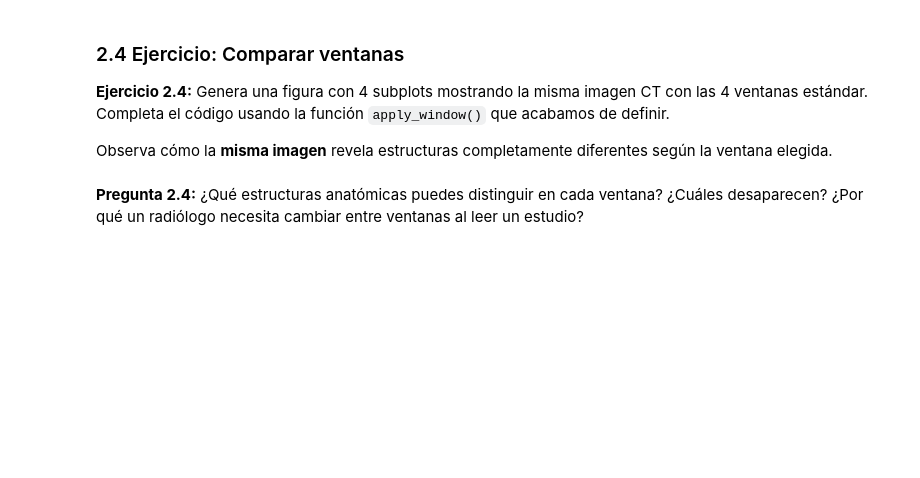
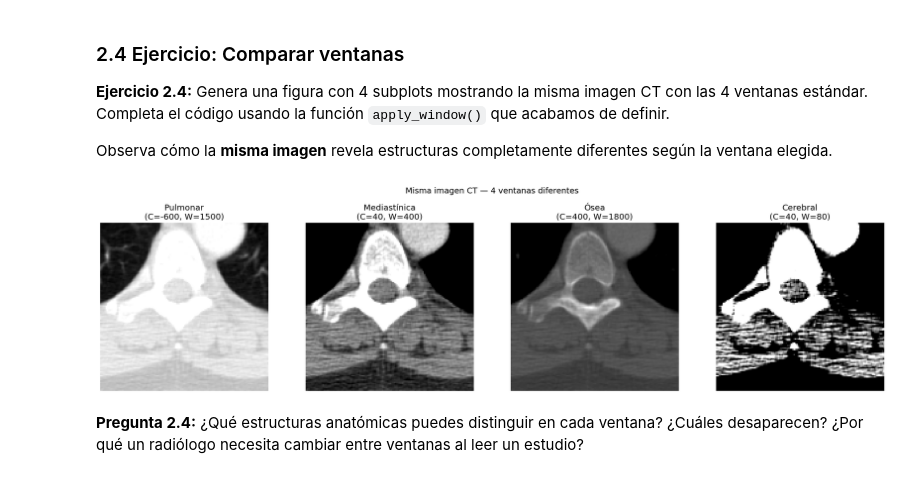
Before and after one commit to Gianca2029/healthdatalab, a Jupyter notebook: labs/lab-5-medical-imaging/notebooks/Lab05_Imagenes_Medicas_DICOM.ipynb, the cells around one changed output. Cells and saved outputs as stored; diff of their text form; code cells hidden in the pictures; blank space fills up the shorter version.

Commit message:
Checkpoint 2: windowing and 3D volume complete

```diff
--- a/labs/lab-5-medical-imaging/notebooks/Lab05_Imagenes_Medicas_DICOM.ipynb
+++ b/labs/lab-5-medical-imaging/notebooks/Lab05_Imagenes_Medicas_DICOM.ipynb
@@ -492,25 +512,29 @@ Observa cómo la **misma imagen** revela estructuras completamente diferentes se
 # %%
 # ── EJERCICIO 2.4: Comparar 4 ventanas ──
 
 windows = {
     "Pulmonar\n(C=-600, W=1500)":     {"center": -600, "width": 1500},
     "Mediastínica\n(C=40, W=400)":     {"center": 40,   "width": 400},
     "Ósea\n(C=400, W=1800)":           {"center": 400,  "width": 1800},
     "Cerebral\n(C=40, W=80)":          {"center": 40,   "width": 80},
 }
 
 fig, axes = plt.subplots(1, 4, figsize=(20, 5))
 
 for ax, (title, params) in zip(axes, windows.items()):
     # TU CÓDIGO AQUÍ: aplica la ventana y muestra la imagen
     # Usa: apply_window(image_hu, params["center"], params["width"])
     # Muestra con: ax.imshow(..., cmap='gray')
+    img_W = apply_window(image_hu, params["center"], params["width"])
+    ax.imshow(img_W, cmap='gray')
     ax.set_title(title)
     ax.axis('off')
 
 plt.suptitle("Misma imagen CT — 4 ventanas diferentes", fontsize=14, y=1.02)
 plt.tight_layout()
 plt.show()
+# %% [output]
+[figure, added]
 # %% [markdown]
 **Pregunta 2.4:** ¿Qué estructuras anatómicas puedes distinguir en cada ventana? ¿Cuáles desaparecen? ¿Por qué un radiólogo necesita cambiar entre ventanas al leer un estudio?
 # %% [markdown]
```
Also changed, not shown: parts of 9 cells of this notebook.
